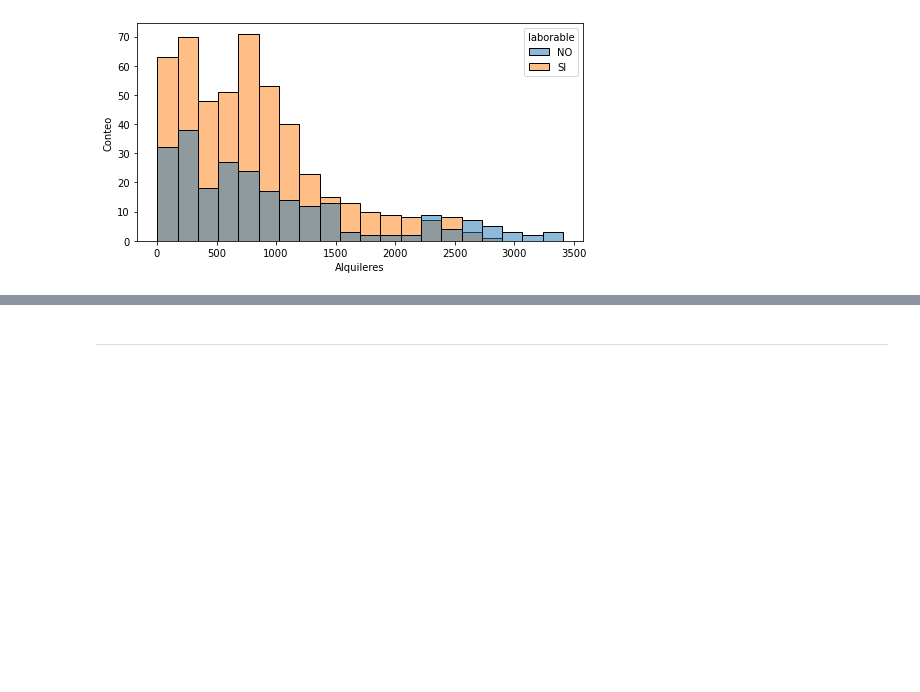
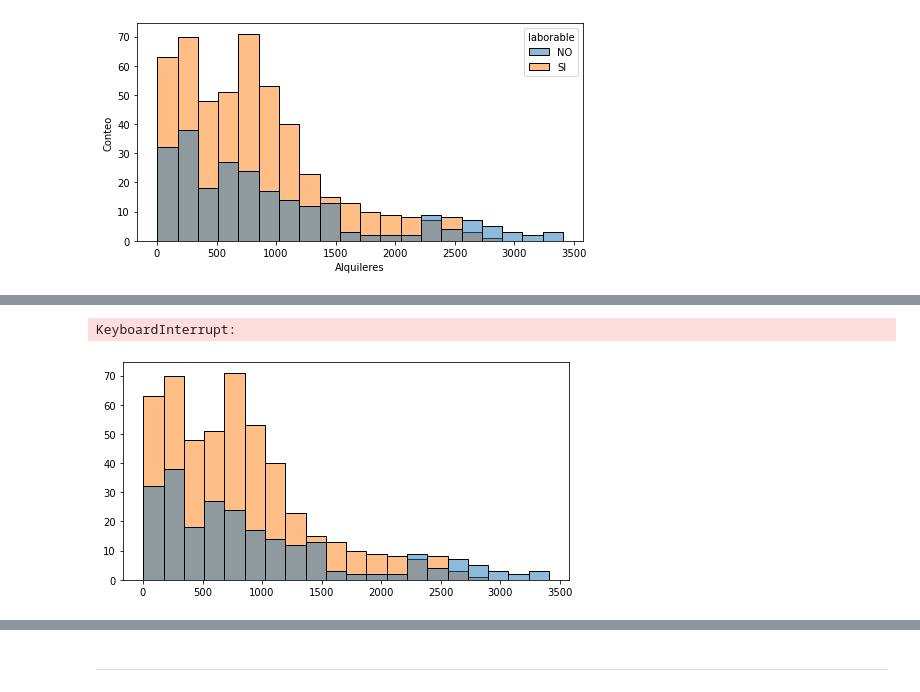
Before and after one commit to Adalab/proyecto-promo-C-modulo-3-team-2, a Jupyter notebook: EDA_casuales.ipynb, the cells around one changed output, grey strips where cells are left out. Cells and saved outputs as stored; diff of their text form; code cells hidden in the pictures; blank space fills up the shorter version.

```diff
--- a/EDA_casuales.ipynb
+++ b/EDA_casuales.ipynb
@@ -149,3 +165,19 @@ plt.show()
+# %%
+plt.figure(figsize =(8,4))
+
+fig = sns.histplot(x='casuales', data = df, hue = 'laborable')
+
+# establecemos el nombre de los ejes, pero recordad que esto no es obligatorio ya que Seaborn nos los genera automaticamente
+fig.set(ylabel='Conteo', xlabel = 'Alquileres')
+
+# Ponemos título a  la gráfica
+fig.set_title('')
+
+# mostramos la gráfica
+plt.show()
+# %% [output]
+KeyboardInterrupt:
+[figure, added]
 # %%
 df.sample()
 # %% [output]
```
Also changed, not shown: parts of 16 cells of this notebook, 6 other files.
